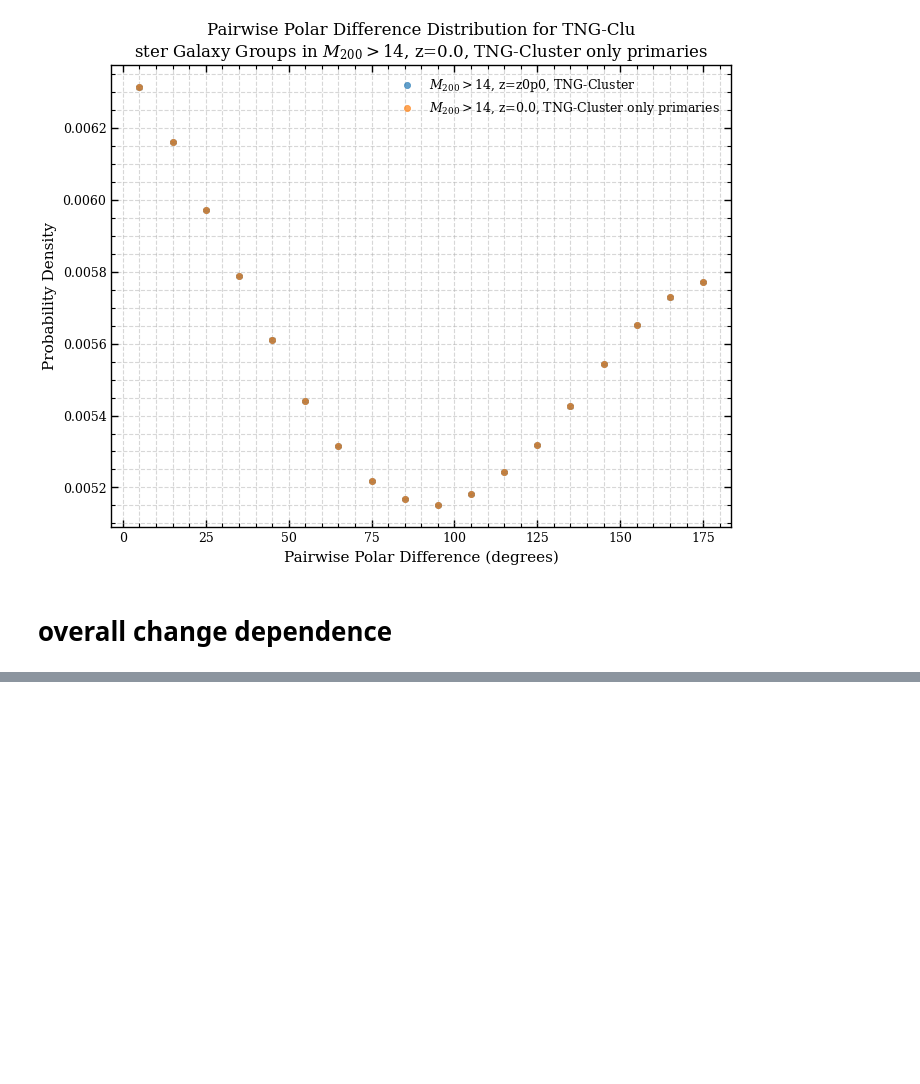
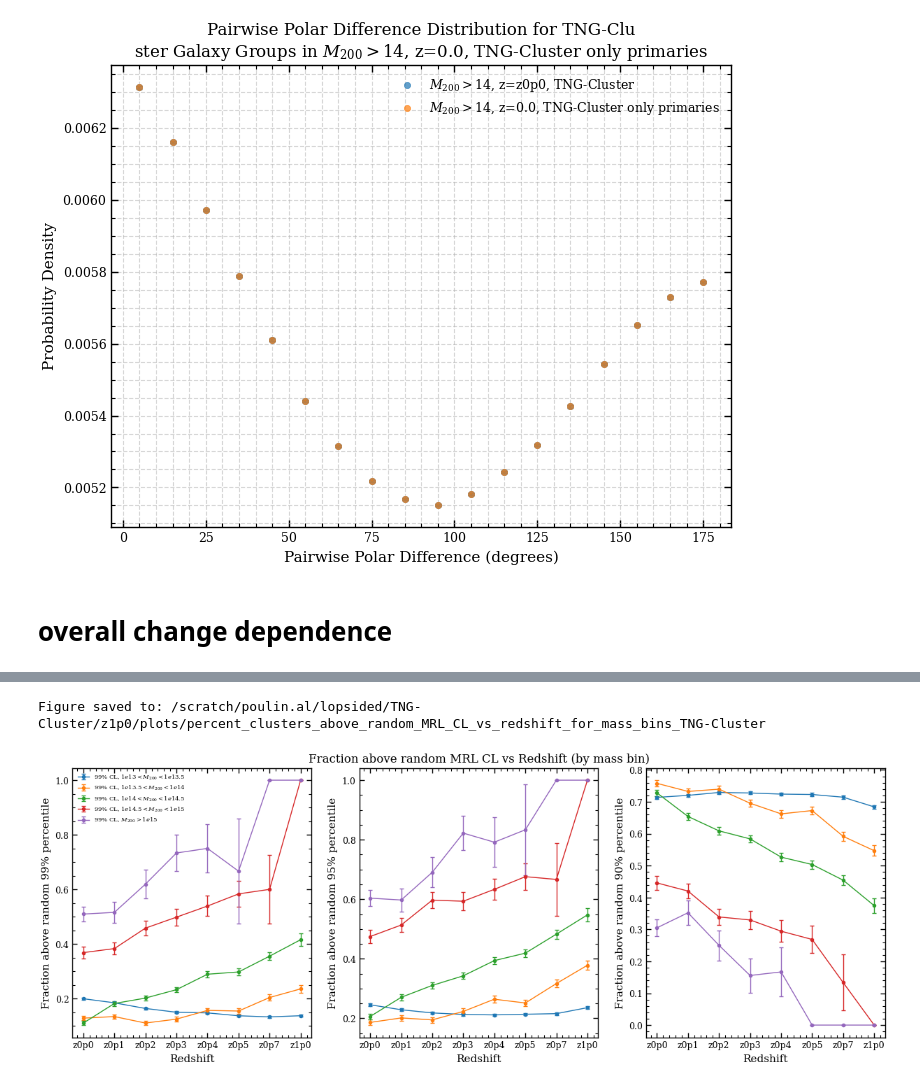
Before and after one commit to poulinal/sat-lopsidedness, a Jupyter notebook: src/myproject/redshiftGalaxyGroup-computeallplots-cluster.ipynb, the cells around one changed output, grey strips where cells are left out. Drawn from its saved outputs; the diff is of its cells as text; code cells hidden in the pictures; blank space fills up the shorter version.

```diff
--- a/src/myproject/redshiftGalaxyGroup-computeallplots-cluster.ipynb
+++ b/src/myproject/redshiftGalaxyGroup-computeallplots-cluster.ipynb
@@ -548,0 +587,66 @@ for snapshot in SnapshotEnum.getAllSnapshots():
+# %%
+mass_bin_MRL_CL_plotter = AstroPlotter()
+mass_bin_MRL_CL_fig, mass_bin_MRL_CL_ax = mass_bin_MRL_CL_plotter.create_figure(
+    nrows=1,
+    ncols=3,
+    figsize=(15, 5),
+)  # each col is a different confidence level, each line is a different mass bin
+
+for i in range(len(mass_bin_labels)):
+    mass_bin_MRL_CL_ax[0].errorbar(
+        redshifts,
+        1-np.array(fracBelow99_mass_bins[i]),
+        yerr=errBelow99_mass_bins[i],
+        label=f'99% CL, {mass_bin_labels[i]}',
+        marker='o',
+        linestyle='-',
+        capsize=2,
+        elinewidth=1,
+        linewidth=1,
+        markersize=3,
+    )
+    mass_bin_MRL_CL_ax[1].errorbar(
+        redshifts,
+        1-np.array(fracBelow95_mass_bins[i]),
+        yerr=errBelow95_mass_bins[i],
+        label=f'95% CL, {mass_bin_labels[i]}',
+        marker='o',
+        linestyle='-',
+        capsize=2,
+        elinewidth=1,
+        linewidth=1,
+        markersize=3,
+    )
+    mass_bin_MRL_CL_ax[2].errorbar(
+        redshifts,
+        np.array(fracBelow90_mass_bins[i]),
+        yerr=errBelow90_mass_bins[i],
+        label=f'90% CL, {mass_bin_labels[i]}',
+        marker='o',
+        linestyle='-',
+        capsize=2,
+        elinewidth=1,
+        linewidth=1,
+        markersize=3,
+    )
+
+mass_bin_MRL_CL_ax[0].set_xlabel('Redshift')
+mass_bin_MRL_CL_ax[1].set_xlabel('Redshift')
+mass_bin_MRL_CL_ax[2].set_xlabel('Redshift')
+
+mass_bin_MRL_CL_ax[0].set_ylabel('Fraction above random 99% percentile')
+mass_bin_MRL_CL_ax[1].set_ylabel('Fraction above random 95% percentile')
+mass_bin_MRL_CL_ax[2].set_ylabel('Fraction above random 90% percentile')
+
+mass_bin_MRL_CL_ax[1].set_title('Fraction above random MRL CL vs Redshift (by mass bin)')
+
+mass_bin_MRL_CL_ax[0].legend(fontsize=6, loc='upper left')
+
+mass_bin_MRL_CL_plotter.save_figure(
+    mass_bin_MRL_CL_fig,
+    galaxyAnalysisSnapshot.scratchPlotDirc
+    + f'/percent_clusters_above_random_MRL_CL_vs_redshift_for_mass_bins_{galaxyAnalysisSnapshot.sim}{galaxyAnalysisSnapshot.plotEndingFormat}',
+)
+# %% [output]
+Figure saved to: /scratch/poulin.al/lopsided/TNG-Cluster/z1p0/plots/percent_clusters_above_random_MRL_CL_vs_redshift_for_mass_bins_TNG-Cluster
+[figure, added]
```
Also changed, not shown: parts of 8 cells of this notebook, 10 other files.
